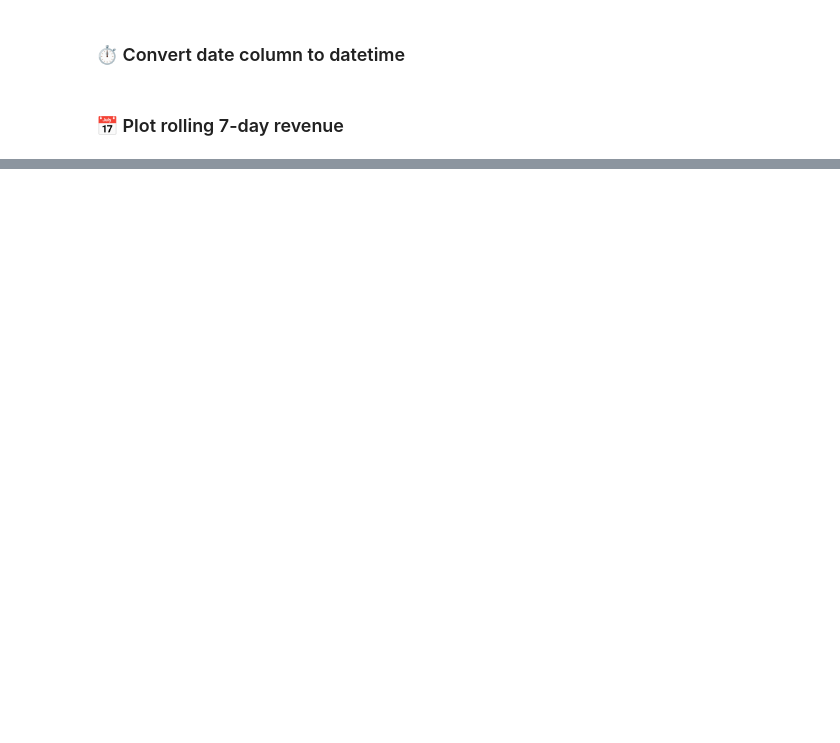
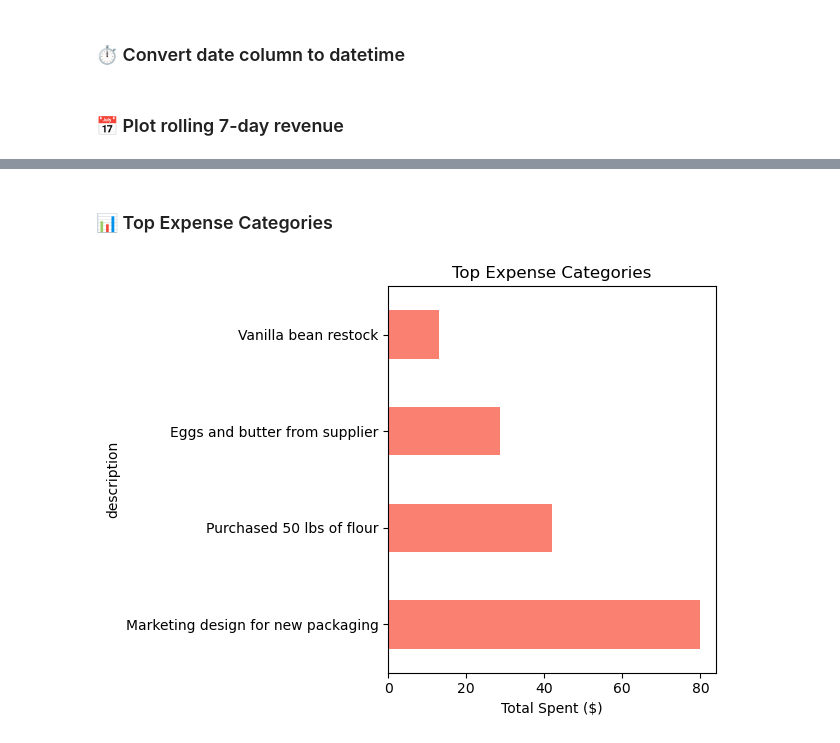
Before and after one commit to sldowd/bakery-data-lab, a Jupyter notebook: notebooks/transactions_analysis.ipynb, the cells around one changed output, grey strips where cells are left out. Drawn from its saved outputs; the diff is of its cells as text; code cells hidden in the pictures; blank space fills up the shorter version.

Commit message:
added to transaction analysis notebook

```diff
--- a/notebooks/transactions_analysis.ipynb
+++ b/notebooks/transactions_analysis.ipynb
@@ -76,0 +48,12 @@ plt.show()
+# %% [markdown]
+### 📊 Top Expense Categories
+# %%
+top_expenses = df[df["transaction_type"] == "expense"]
+top_expenses.groupby("description")["amount"].sum().sort_values(ascending=False).plot(
+    kind="barh", title="Top Expense Categories", color="salmon"
+)
+plt.xlabel("Total Spent ($)")
+plt.tight_layout()
+plt.show()
+# %% [output]
+[figure, added]
```
Also changed, not shown: parts of 8 cells of this notebook.
